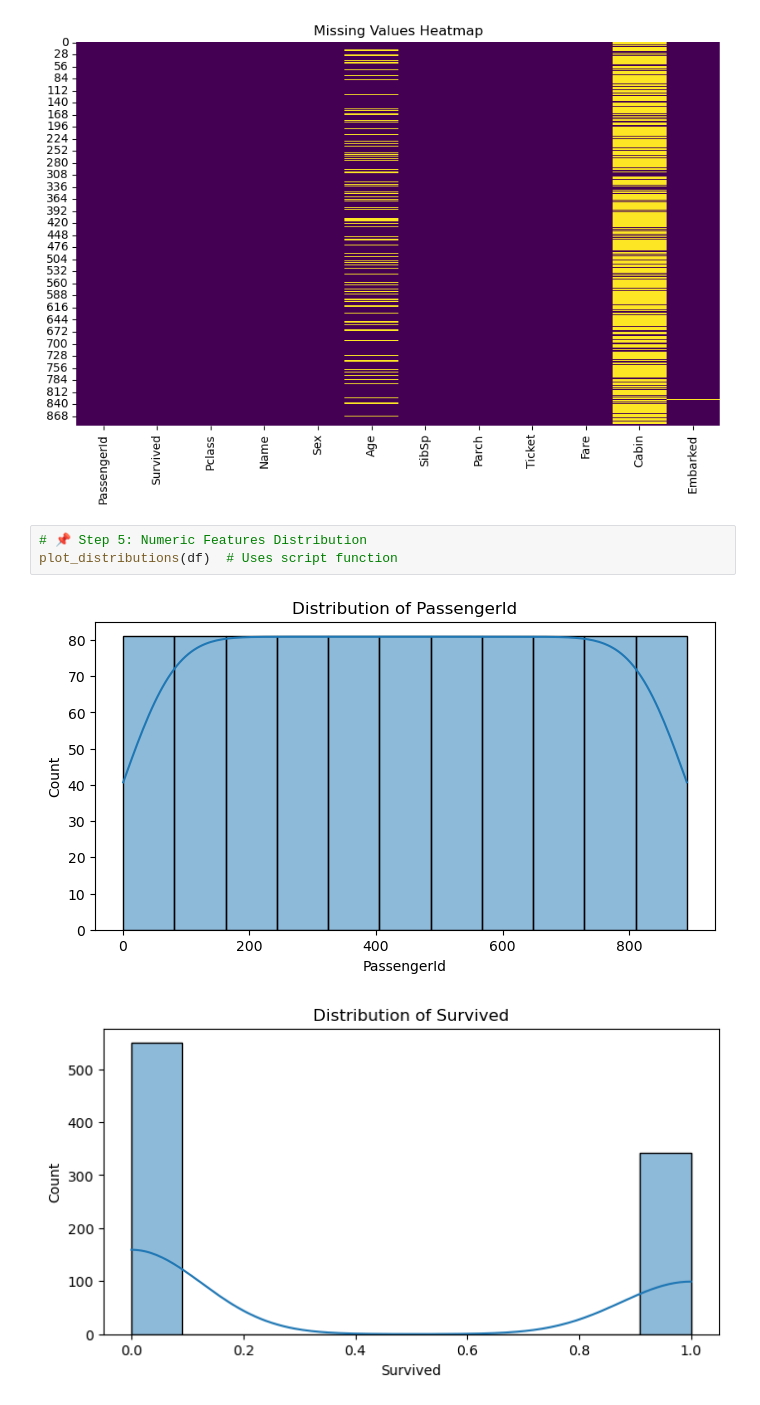
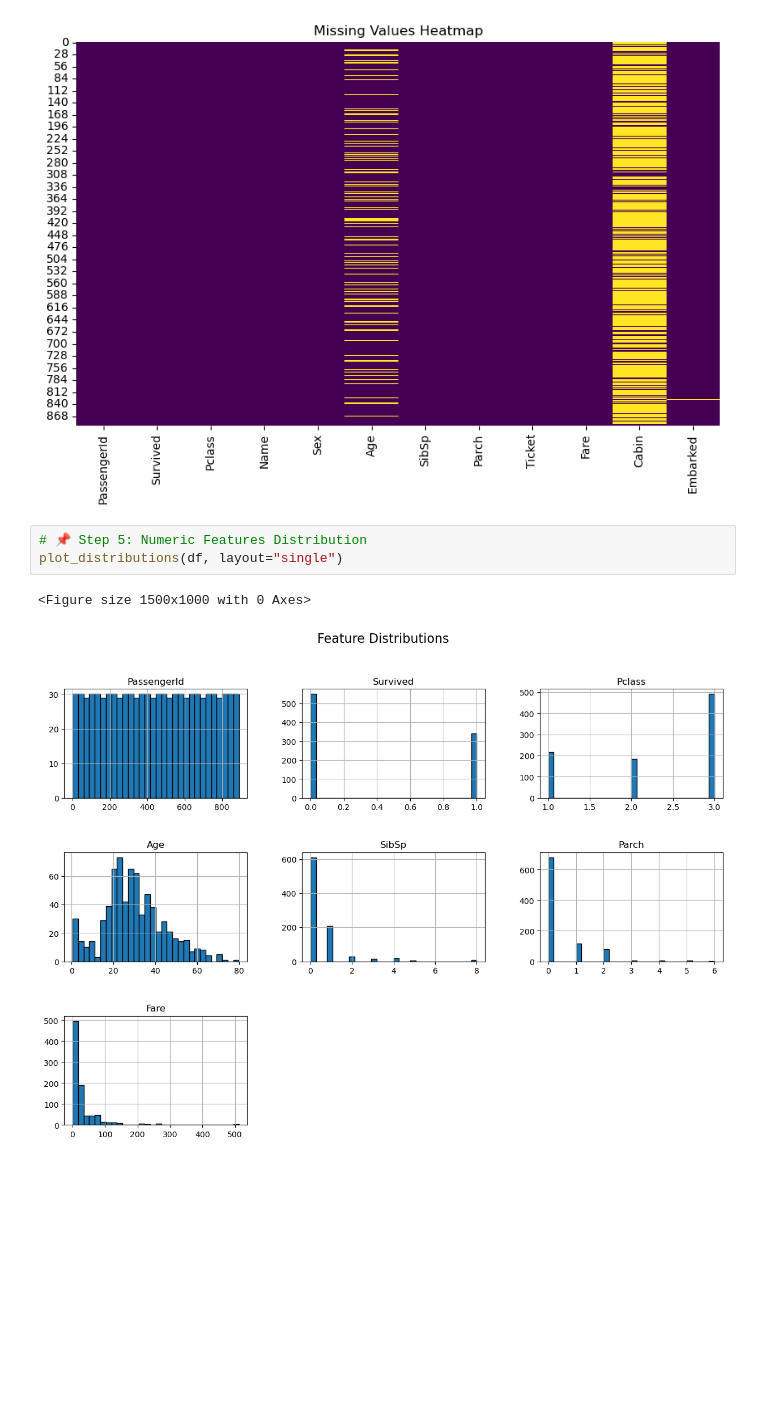
Before and after one commit to ilanrosc/titanic-kaggle-competition, a Jupyter notebook: notebooks/1_EDA.ipynb, the cells around one changed output. Drawn from its saved outputs; the diff is of its cells as text; blank space fills up the shorter version.

Commit message:
Enhanced plot_distributions() to support multiple and single layout options.

```diff
--- a/notebooks/1_EDA.ipynb
+++ b/notebooks/1_EDA.ipynb
@@ -60,7 +60,7 @@ plt.show()
 [figure]
 # %%
 # 📌 Step 5: Numeric Features Distribution
-plot_distributions(df)  # Uses script function
+plot_distributions(df, layout="single")
 # %% [output]
+<Figure size 1500x1000 with 0 Axes>
-[figure, old version]
+[figure, new version]
-[figure, removed]
```
Also changed, not shown: parts of 1 cell of this notebook, 1 other file.
